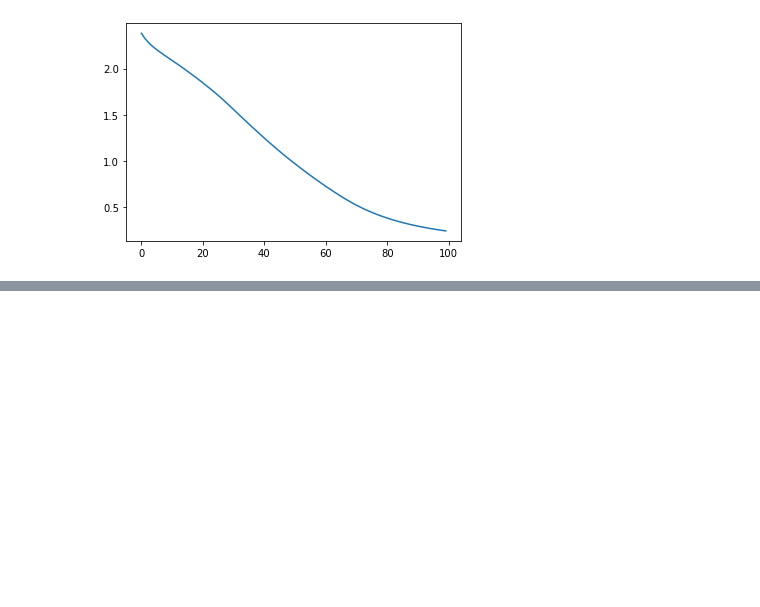
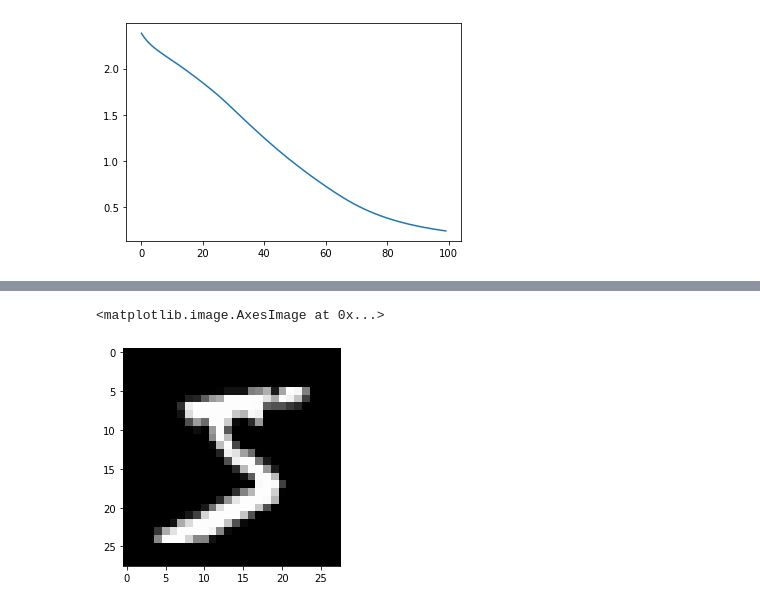
Before and after one commit to Jeong-JaeYoon/Pytorch_basic, a Jupyter notebook: 06.ANN.ipynb, the cells around one changed output, grey strips where cells are left out. Drawn from its saved outputs; the diff is of its cells as text; code cells hidden in the pictures; blank space fills up the shorter version.

```diff
--- a/06.ANN.ipynb
+++ b/06.ANN.ipynb
@@ -296,0 +306,5 @@ plt.plot(losses)
+# %%
+mnist = fetch_openml('mnist_784', version=1, cache=True)
+# %%
+mnist.data = np.array(mnist.data)
+mnist.target = np.array(mnist.target.astype(np.int8))
@@ -296,0 +331,3 @@ plt.plot(losses)
+# %%
+X = mnist.data/255
+y = mnist.target
@@ -296,0 +354,5 @@ plt.plot(losses)
+# %%
+plt.imshow(X[0].reshape(28,28), cmap='gray')
+# %% [output]
+<matplotlib.image.AxesImage at 0x...>
+[figure, added]
```
Also changed, not shown: parts of 9 cells of this notebook.
